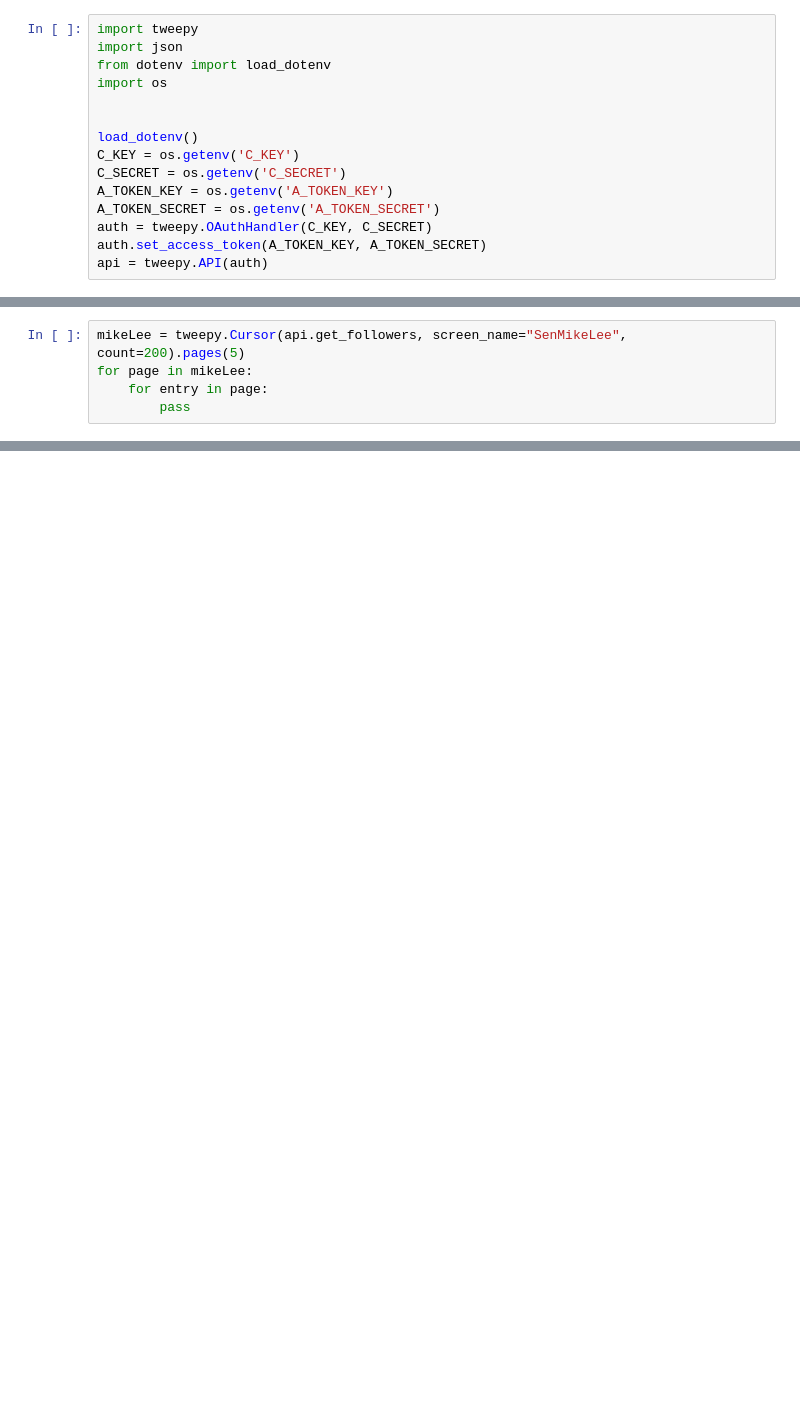
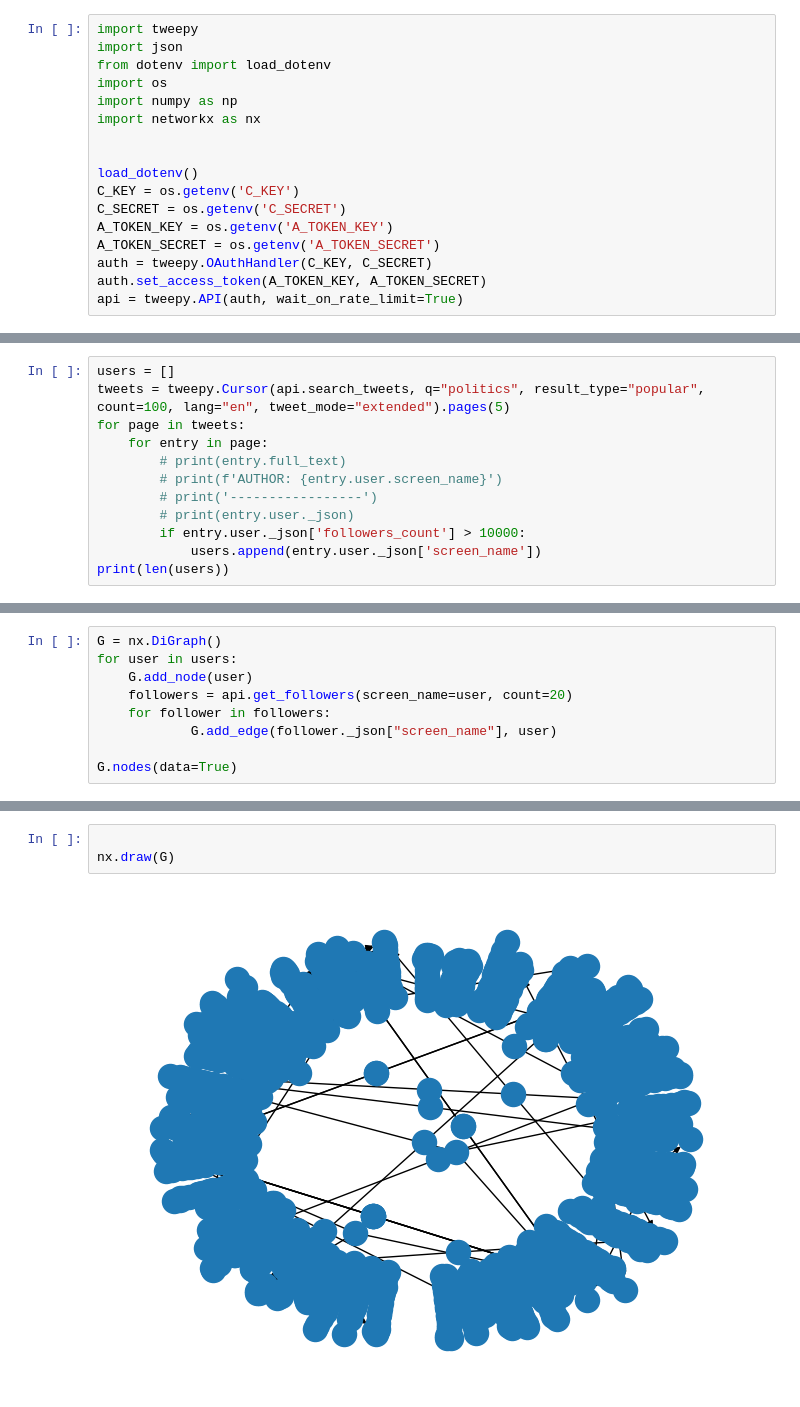
Before and after one commit to joelgilbert/SNA-project, a Jupyter notebook: epic-graph.ipynb, the cells around one changed output, grey strips where cells are left out. Saved outputs shown, nothing was run; the diff lists cells and outputs as text; blank space fills up the shorter version.

Commit message:
creating a graph we could work with

```diff
--- a/epic-graph.ipynb
+++ b/epic-graph.ipynb
@@ -3,6 +3,8 @@ import tweepy
 import json
 from dotenv import load_dotenv
 import os
+import numpy as np
+import networkx as nx
 
 
 load_dotenv()
@@ -12,4 +14,4 @@ A_TOKEN_KEY = os.getenv('A_TOKEN_KEY')
 A_TOKEN_SECRET = os.getenv('A_TOKEN_SECRET')
 auth = tweepy.OAuthHandler(C_KEY, C_SECRET)
 auth.set_access_token(A_TOKEN_KEY, A_TOKEN_SECRET)
-api = tweepy.API(auth)
+api = tweepy.API(auth, wait_on_rate_limit=True)
@@ -25,5 +17,0 @@ general kenobi!
-# %%
-mikeLee = tweepy.Cursor(api.get_followers, screen_name="SenMikeLee", count=200).pages(5)
-for page in mikeLee:
-    for entry in page:
-        pass
@@ -47,0 +18,12 @@ UpYoursDox
+# %%
+users = []
+tweets = tweepy.Cursor(api.search_tweets, q="politics", result_type="popular", count=100, lang="en", tweet_mode="extended").pages(5)
+for page in tweets:
+    for entry in page:
+        # print(entry.full_text)
+        # print(f'AUTHOR: {entry.user.screen_name}')
+        # print('-----------------')
+        # print(entry.user._json)
+        if entry.user._json['followers_count'] > 10000:
+            users.append(entry.user._json['screen_name'])
+print(len(users))
@@ -47,0 +32,9 @@ UpYoursDox
+# %%
+G = nx.DiGraph()
+for user in users:
+    G.add_node(user)
+    followers = api.get_followers(screen_name=user, count=20)
+    for follower in followers:
+            G.add_edge(follower._json["screen_name"], user)
+
+G.nodes(data=True)
@@ -47,0 +47,5 @@ UpYoursDox
+# %%
+
+nx.draw(G)
+# %% [output]
+[figure, added]
```
Also changed, not shown: parts of 8 cells of this notebook, 2 other files.
